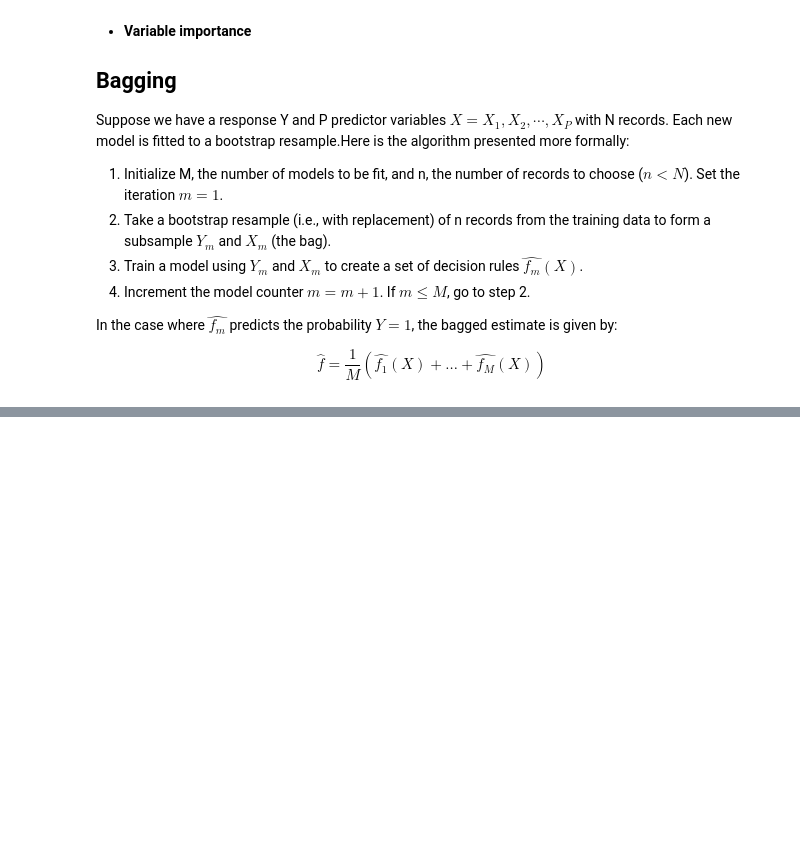
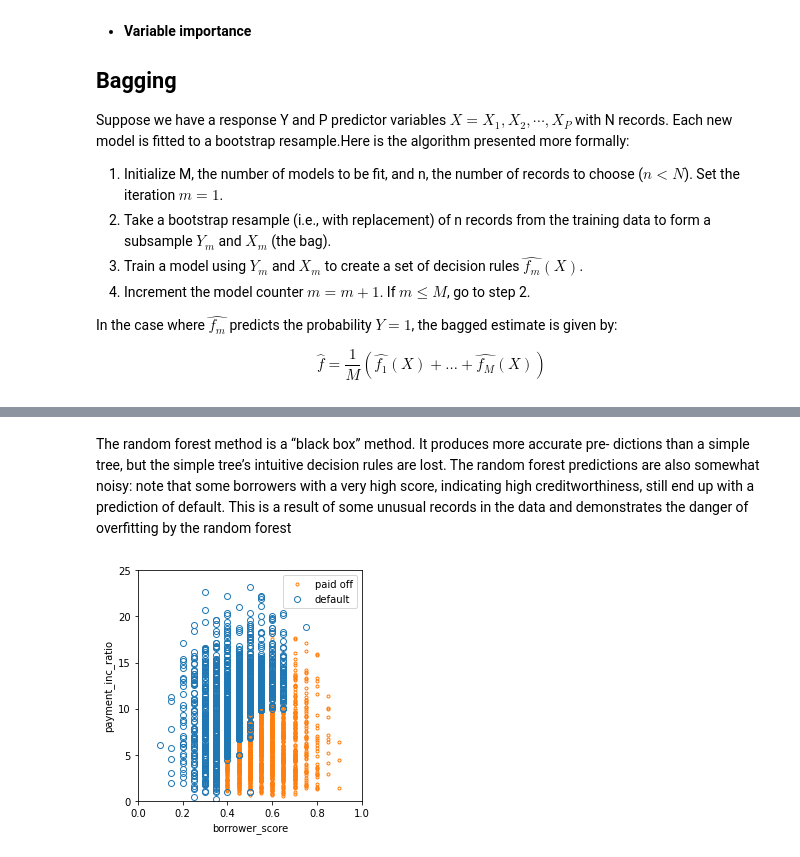
Before and after one commit to beauvilerobed/statistics-for-data-science, a Jupyter notebook: 6_StatisticalMachineLearning.ipynb, the cells around one changed output, grey strips where cells are left out. Cells and saved outputs as stored; diff of their text form; code cells hidden in the pictures; blank space fills up the shorter version.

```diff
--- a/6_StatisticalMachineLearning.ipynb
+++ b/6_StatisticalMachineLearning.ipynb
@@ -452,0 +517,30 @@ $$
+# %% [markdown]
+The random forest method is a “black box” method. It produces more accurate pre‐
+dictions than a simple tree, but the simple tree’s intuitive decision rules are lost. The
+random forest predictions are also somewhat noisy: note that some borrowers with a
+very high score, indicating high creditworthiness, still end up with a prediction of
+default. This is a result of some unusual records in the data and demonstrates the
+danger of overfitting by the random forest
+# %%
+predictions = X.copy()
+predictions['prediction'] = rf.predict(X)
+predictions.head()
+
+fig, ax = plt.subplots(figsize=(4, 4))
+
+predictions.loc[predictions.prediction=='paid off'].plot(
+    x='borrower_score', y='payment_inc_ratio', style='.',
+    markerfacecolor='none', markeredgecolor='C1', ax=ax)
+predictions.loc[predictions.prediction=='default'].plot(
+    x='borrower_score', y='payment_inc_ratio', style='o',
+    markerfacecolor='none', markeredgecolor='C0', ax=ax)
+ax.legend(['paid off', 'default']);
+ax.set_xlim(0, 1)
+ax.set_ylim(0, 25)
+ax.set_xlabel('borrower_score')
+ax.set_ylabel('payment_inc_ratio')
+
+plt.tight_layout()
+plt.show()
+# %% [output]
+[figure, added]
```
Also changed, not shown: parts of 5 cells of this notebook.
